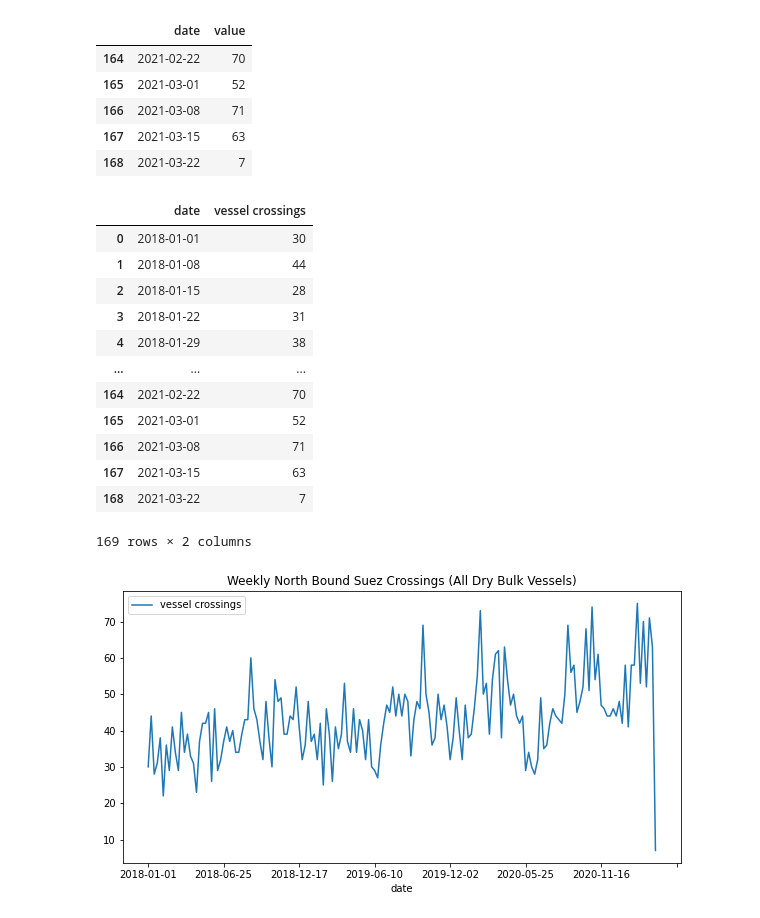
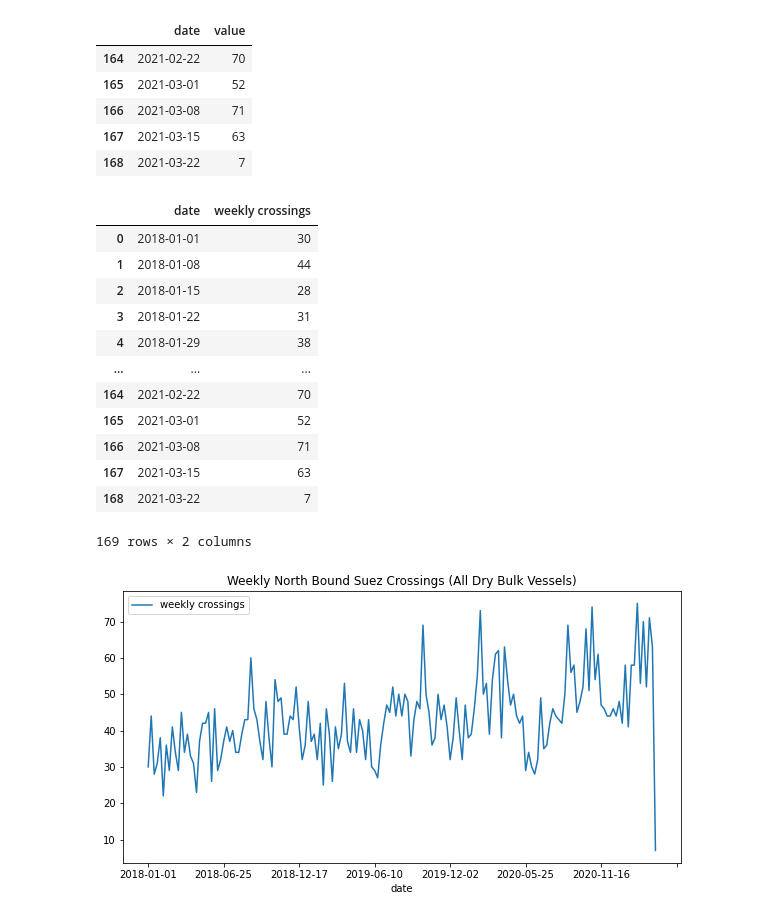
Before and after one commit to oceanbolt/oceanbolt-python-sdk, a Jupyter notebook: docs/examples/14_suez_canal_passings.ipynb, the cells around one changed output. Cells and saved outputs as stored; diff of their text form; code cells hidden in the pictures.

```diff
--- a/docs/examples/14_suez_canal_passings.ipynb
+++ b/docs/examples/14_suez_canal_passings.ipynb
@@ -146,11 +146,11 @@ north_bound_crossings_weekly.tail(5)
 | 167 | 2021-03-15 | 63 |
 | 168 | 2021-03-22 | 7 |
 # %%
-north_bound_crossings_weekly = north_bound_crossings_weekly.rename(columns={"value":"vessel crossings"})
+north_bound_crossings_weekly = north_bound_crossings_weekly.rename(columns={"value":"weekly crossings"})
 north_bound_crossings_weekly.plot(title="Weekly North Bound Suez Crossings (All Dry Bulk Vessels)", x='date', figsize=(10,5))
 north_bound_crossings_weekly
 # %% [output]
-|  | date | vessel crossings |
+|  | date | weekly crossings |
 | 0 | 2018-01-01 | 30 |
 | 1 | 2018-01-08 | 44 |
 | 2 | 2018-01-15 | 28 |
```
Also changed, not shown: parts of 2 cells of this notebook.
